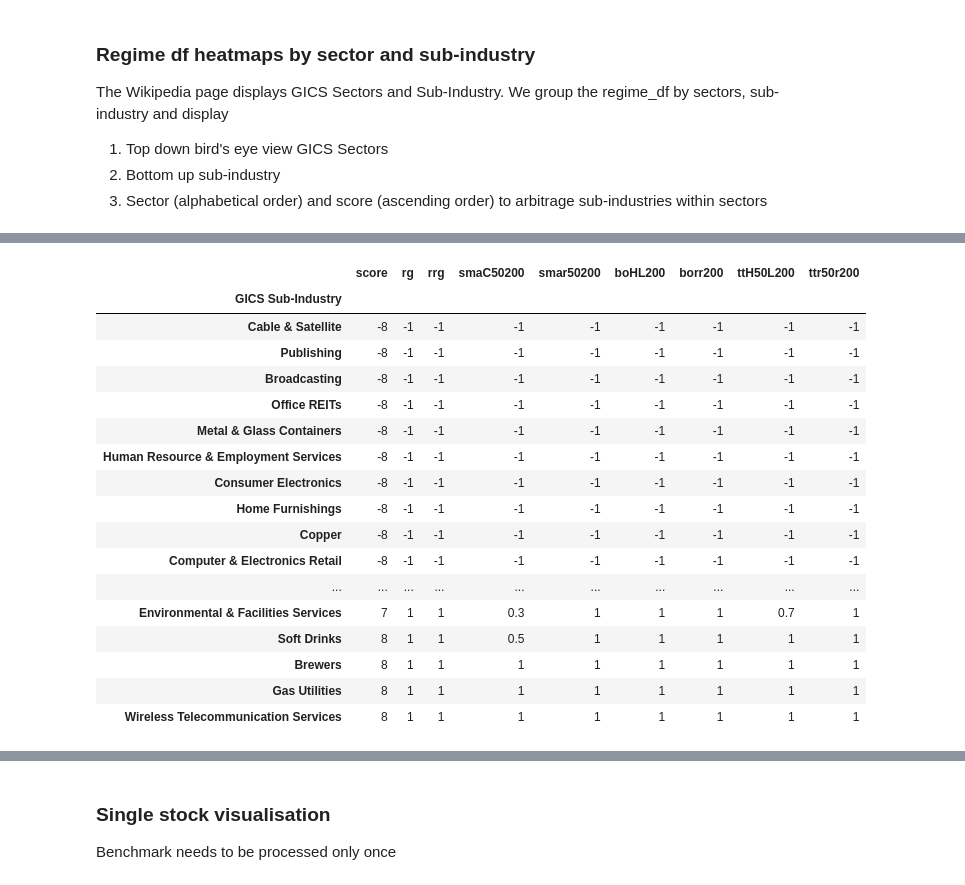
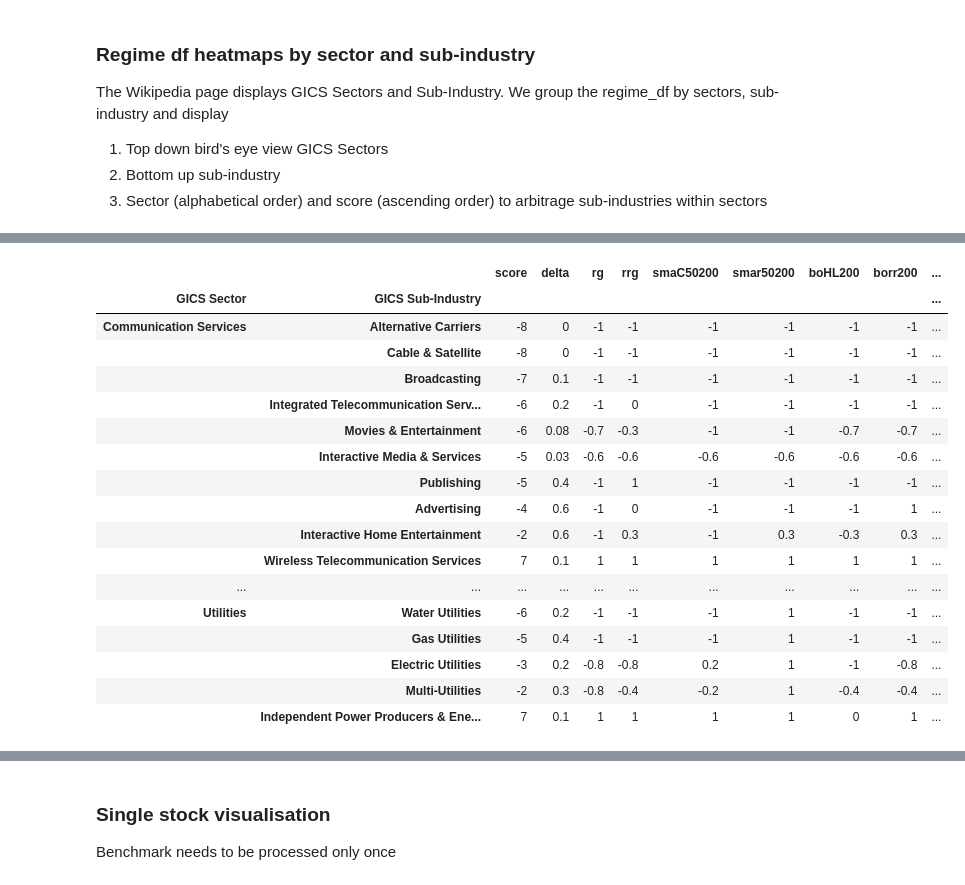
Before and after one commit to bjahnke/backtest_notebook, a Jupyter notebook: notes/market_scanner.ipynb, the cells around one changed output, grey strips where cells are left out. Drawn from its saved outputs; the diff is of its cells as text; code cells hidden in the pictures.

```diff
--- a/notes/market_scanner.ipynb
+++ b/notes/market_scanner.ipynb
@@ -242,0 +182,14 @@ The Wikipedia page displays GICS Sectors and Sub-Industry. We group the regime_d
+# %%
+# delta measures the difference between absolute and relative regimes
+regime_df['delta'] = 0
+regime_pairs = [('rg', 'rrg'), ('smaC50200', 'smar50200'), ('boHL200', 'borr200'), ('ttH50L200', 'ttr50r200')]
+for absolute, relative in regime_pairs:
+    delta = ((regime_df[absolute] - regime_df[relative]) * -1) / 2
+    regime_df['delta'] = regime_df['delta'] + delta
+
+regime_df['delta'] = regime_df['delta'] / len(regime_pairs)
+groupby_cols = ['score', 'delta'] + regime_cols
+sort_key = ['GICS Sector']
+regime_df.groupby(sort_key)[groupby_cols].mean().sort_values(
+    by= 'score').style.background_gradient(
+    subset= groupby_cols,cmap= 'RdYlGn').format('{:.1g}')
@@ -274,25 +235,25 @@ failed ['ABBV', 'T', 'BRK.B', 'BF.B', 'CEG', 'DRI', 'DAL', 'DVN', 'PEAK', 'TDG',
 # %%
-groupby_cols = ['score'] + regime_cols
-sort_key = ['GICS Sub-Industry']
+groupby_cols = ['score', 'delta'] + regime_cols
+sort_key = ['GICS Sector','GICS Sub-Industry']
 regime_df.groupby(sort_key)[groupby_cols].mean().sort_values(
-    by= 'score').style.background_gradient(
+    by= ['GICS Sector','score']).style.background_gradient(
     subset= groupby_cols,cmap= 'RdYlGn').format('{:.1g}')
 # %% [output]
-|  | score | rg | rrg | smaC50200 | smar50200 | boHL200 | borr200 | ttH50L200 | ttr50r200 |
-| GICS Sub-Industry |  |  |  |  |  |  |  |  |  |
-| Cable & Satellite | -8 | -1 | -1 | -1 | -1 | -1 | -1 | -1 | -1 |
-| Publishing | -8 | -1 | -1 | -1 | -1 | -1 | -1 | -1 | -1 |
-| Broadcasting | -8 | -1 | -1 | -1 | -1 | -1 | -1 | -1 | -1 |
-| Office REITs | -8 | -1 | -1 | -1 | -1 | -1 | -1 | -1 | -1 |
-| Metal & Glass Containers | -8 | -1 | -1 | -1 | -1 | -1 | -1 | -1 | -1 |
-| Human Resource & Employment Services | -8 | -1 | -1 | -1 | -1 | -1 | -1 | -1 | -1 |
-| Consumer Electronics | -8 | -1 | -1 | -1 | -1 | -1 | -1 | -1 | -1 |
-| Home Furnishings | -8 | -1 | -1 | -1 | -1 | -1 | -1 | -1 | -1 |
-| Copper | -8 | -1 | -1 | -1 | -1 | -1 | -1 | -1 | -1 |
-| Computer & Electronics Retail | -8 | -1 | -1 | -1 | -1 | -1 | -1 | -1 | -1 |
-| ... | ... | ... | ... | ... | ... | ... | ... | ... | ... |
-| Environmental & Facilities Services | 7 | 1 | 1 | 0.3 | 1 | 1 | 1 | 0.7 | 1 |
-| Soft Drinks | 8 | 1 | 1 | 0.5 | 1 | 1 | 1 | 1 | 1 |
-| Brewers | 8 | 1 | 1 | 1 | 1 | 1 | 1 | 1 | 1 |
-| Gas Utilities | 8 | 1 | 1 | 1 | 1 | 1 | 1 | 1 | 1 |
-| Wireless Telecommunication Services | 8 | 1 | 1 | 1 | 1 | 1 | 1 | 1 | 1 |
+|  |  | score | delta | rg | rrg | smaC50200 | smar50200 | boHL200 | borr200 | ... |
+| GICS Sector | GICS Sub-Industry |  |  |  |  |  |  |  |  | ... |
+| Communication Services | Alternative Carriers | -8 | 0 | -1 | -1 | -1 | -1 | -1 | -1 | ... |
+|  | Cable & Satellite | -8 | 0 | -1 | -1 | -1 | -1 | -1 | -1 | ... |
+|  | Broadcasting | -7 | 0.1 | -1 | -1 | -1 | -1 | -1 | -1 | ... |
+|  | Integrated Telecommunication Serv... | -6 | 0.2 | -1 | 0 | -1 | -1 | -1 | -1 | ... |
+|  | Movies & Entertainment | -6 | 0.08 | -0.7 | -0.3 | -1 | -1 | -0.7 | -0.7 | ... |
+|  | Interactive Media & Services | -5 | 0.03 | -0.6 | -0.6 | -0.6 | -0.6 | -0.6 | -0.6 | ... |
+|  | Publishing | -5 | 0.4 | -1 | 1 | -1 | -1 | -1 | -1 | ... |
+|  | Advertising | -4 | 0.6 | -1 | 0 | -1 | -1 | -1 | 1 | ... |
+|  | Interactive Home Entertainment | -2 | 0.6 | -1 | 0.3 | -1 | 0.3 | -0.3 | 0.3 | ... |
+|  | Wireless Telecommunication Services | 7 | 0.1 | 1 | 1 | 1 | 1 | 1 | 1 | ... |
+| ... | ... | ... | ... | ... | ... | ... | ... | ... | ... | ... |
+| Utilities | Water Utilities | -6 | 0.2 | -1 | -1 | -1 | 1 | -1 | -1 | ... |
+|  | Gas Utilities | -5 | 0.4 | -1 | -1 | -1 | 1 | -1 | -1 | ... |
+|  | Electric Utilities | -3 | 0.2 | -0.8 | -0.8 | 0.2 | 1 | -1 | -0.8 | ... |
+|  | Multi-Utilities | -2 | 0.3 | -0.8 | -0.4 | -0.2 | 1 | -0.4 | -0.4 | ... |
+|  | Independent Power Producers & Ene... | 7 | 0.1 | 1 | 1 | 1 | 1 | 0 | 1 | ... |
```
Also changed, not shown: parts of 15 cells of this notebook, 2 other files.
